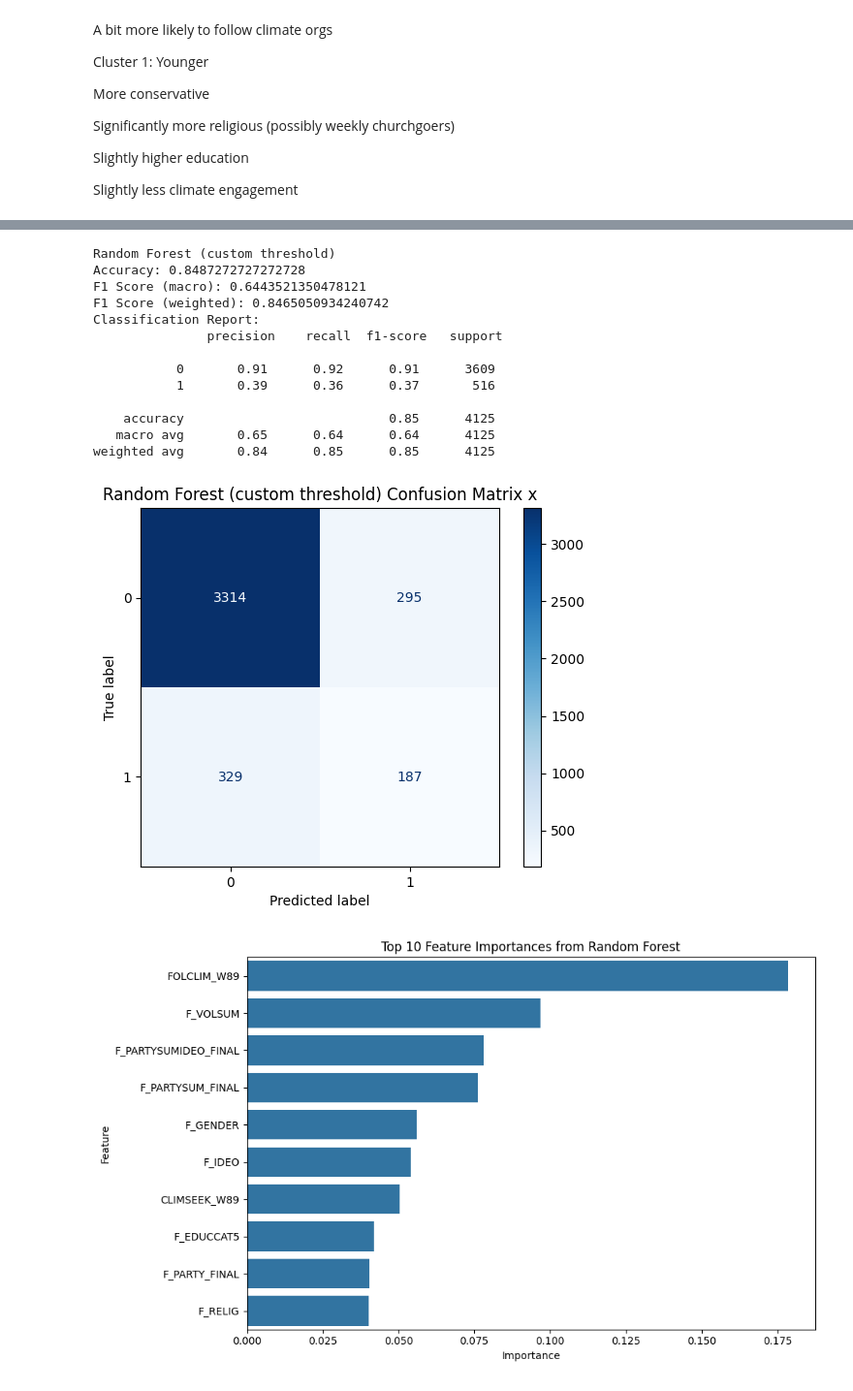
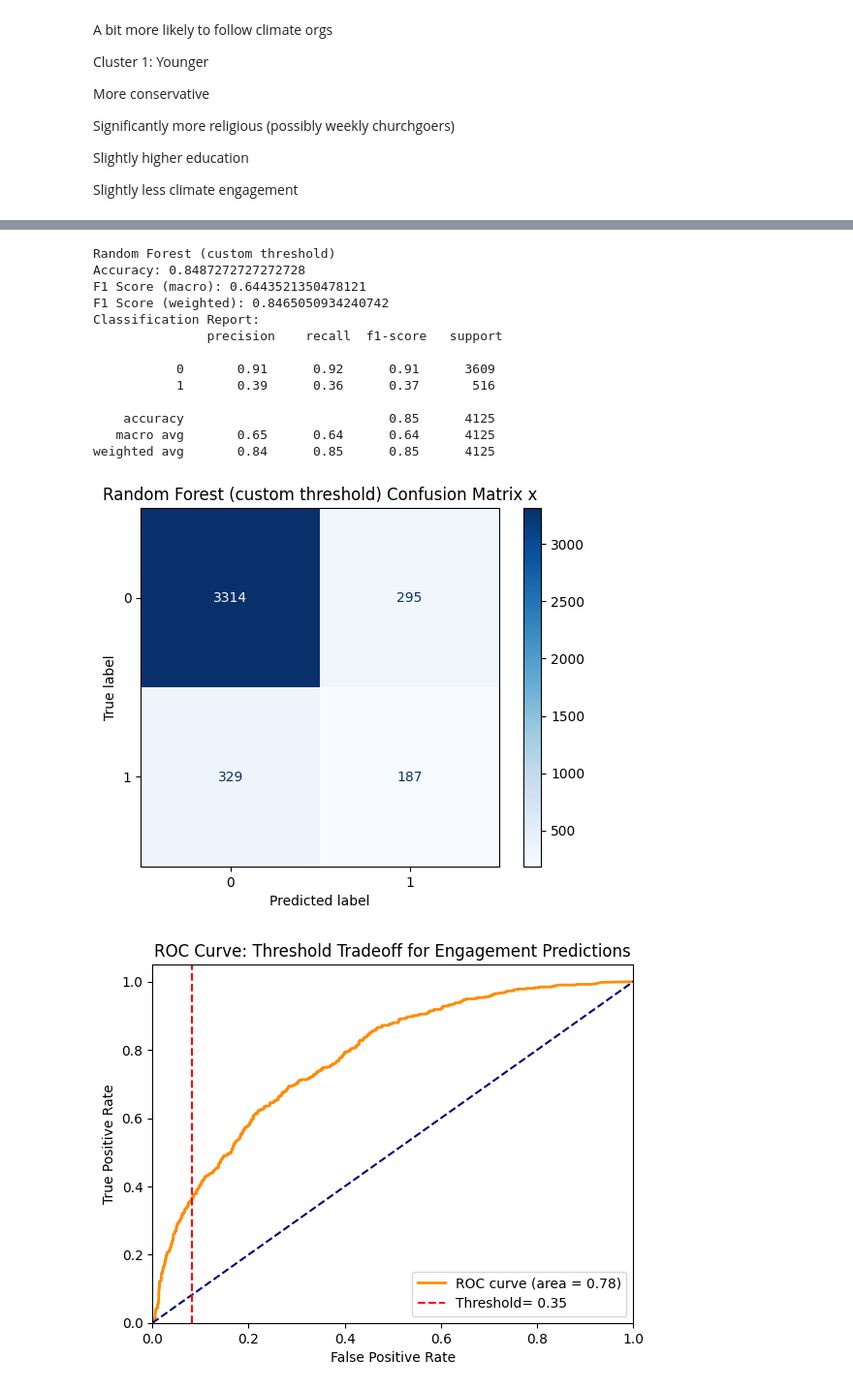
Before and after one commit to jocelynjiang1/ds3001-env-sm, a Jupyter notebook: final-project-src/eda.ipynb, the cells around one changed output, grey strips where cells are left out. Shown at 97% size. Saved outputs shown, nothing was run; the diff lists cells and outputs as text; code cells hidden in the pictures.

Commit message:
added ROC curve for custom threshold justification

```diff
--- a/final-project-src/eda.ipynb
+++ b/final-project-src/eda.ipynb
@@ -431,7 +431,7 @@ Slightly higher education
 
 Slightly less climate engagement
 # %%
-from sklearn.metrics import accuracy_score, f1_score, classification_report, confusion_matrix, ConfusionMatrixDisplay
+from sklearn.metrics import accuracy_score, f1_score, roc_curve, auc, classification_report, confusion_matrix, ConfusionMatrixDisplay
 from sklearn.tree import DecisionTreeClassifier, plot_tree
 from sklearn.ensemble import RandomForestClassifier
 from sklearn.model_selection import GridSearchCV
@@ -495,6 +495,27 @@ def evaluate_model(name, y_test, y_pred):
 evaluate_model("Decision Tree", y_test, y_pred_dt)
 evaluate_model("Random Forest (custom threshold)", y_test, y_pred_rf)
 
+# ROC curve to evaluate TPR/FPR tradeoff:
+def plotROC(check_threshold):
+    fpr, tpr, thresholds = roc_curve(y_test, y_proba_rf)
+    roc_auc = auc(fpr,tpr)
+    threshold_index = np.argmin(np.abs(thresholds-check_threshold)) # asked chatGPT how to find closest matching val in arr
+    fpr_threshold = fpr[threshold_index]
+
+    plt.figure()
+    plt.plot(fpr, tpr, color='darkorange', lw=2, label=f'ROC curve (area = {roc_auc:.2f})')
+    plt.plot([0, 1], [0, 1], color='navy', linestyle='--')
+    plt.axvline(x=fpr_threshold, color='r',linestyle='--',label=f'Threshold= {check_threshold:.2f}')  # asked chatGPT how to plot vertical line
+    plt.xlim([0.0, 1.0])
+    plt.ylim([0.0, 1.05])
+    plt.xlabel('False Positive Rate')
+    plt.ylabel('True Positive Rate')
+    plt.title('ROC Curve: Threshold Tradeoff for Engagement Predictions')
+    plt.legend(loc="lower right")
+    plt.show()
+
+plotROC(0.35) # adjusted rf above based on tested thresholds
+
 # Random Forest feature importances
 importances_rf = rf_best.feature_importances_
 feat_names = X_train_balanced.columns
@@ -530,31 +551,31 @@ plt.title("Decision Tree Visualization")
 plt.show()
 # %% [output]
 Decision Tree
 Accuracy: 0.8363636363636363
 F1 Score (macro): 0.5827382084346563
 F1 Score (weighted): 0.8266634101088899
 Classification Report:
                precision    recall  f1-score   support
 
            0       0.89      0.92      0.91      3609
            1       0.30      0.23      0.26       516
 
     accuracy                           0.84      4125
    macro avg       0.60      0.58      0.58      4125
 weighted avg       0.82      0.84      0.83      4125
 [figure]
 Random Forest (custom threshold)
 Accuracy: 0.8487272727272728
 F1 Score (macro): 0.6443521350478121
 F1 Score (weighted): 0.8465050934240742
 Classification Report:
                precision    recall  f1-score   support
 
            0       0.91      0.92      0.91      3609
            1       0.39      0.36      0.37       516
 
     accuracy                           0.85      4125
    macro avg       0.65      0.64      0.64      4125
 weighted avg       0.84      0.85      0.85      4125
 [figure]
-[figure, old version]
+[figure, new version]
```
Also changed, not shown: parts of 1 cell of this notebook.
